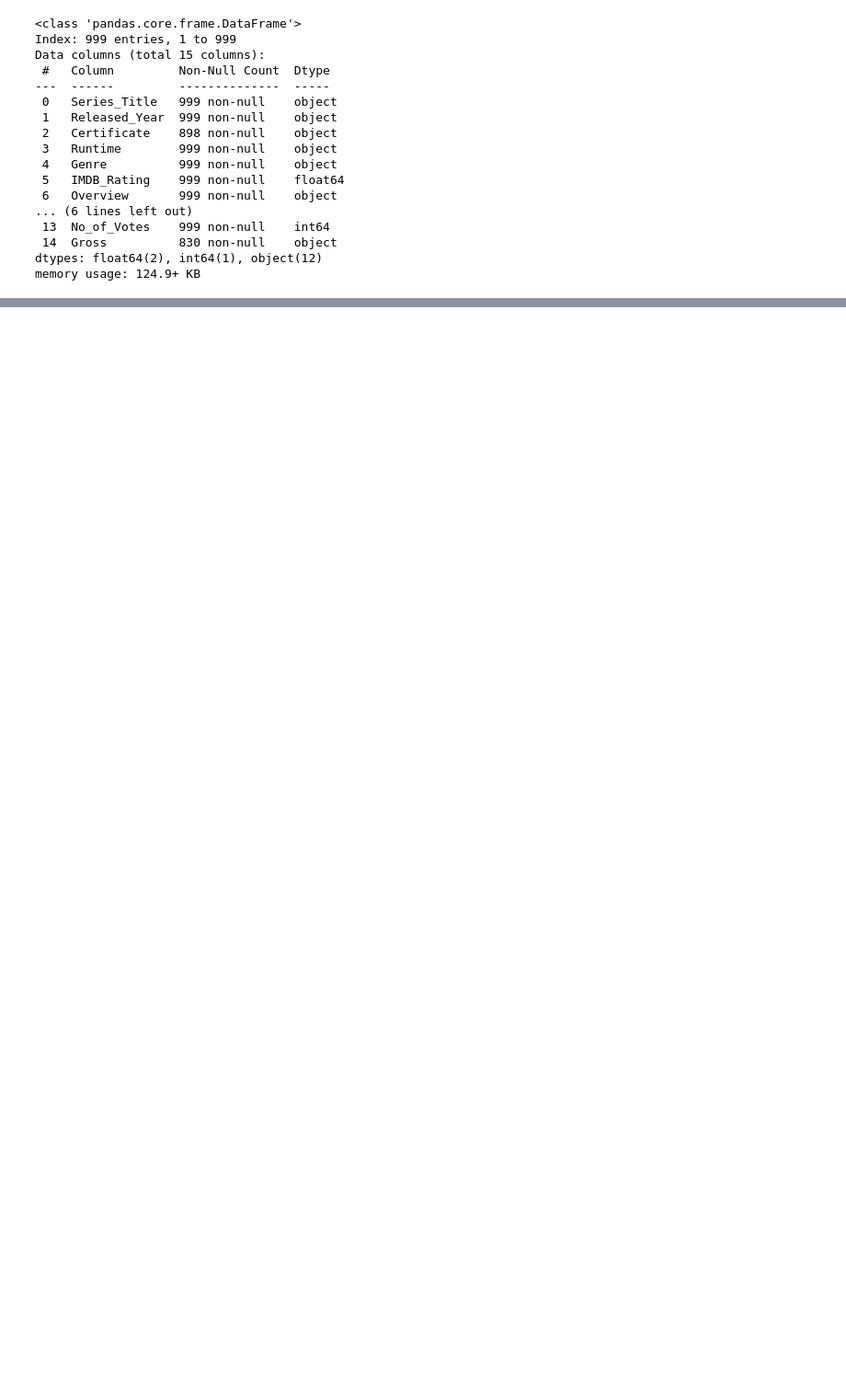
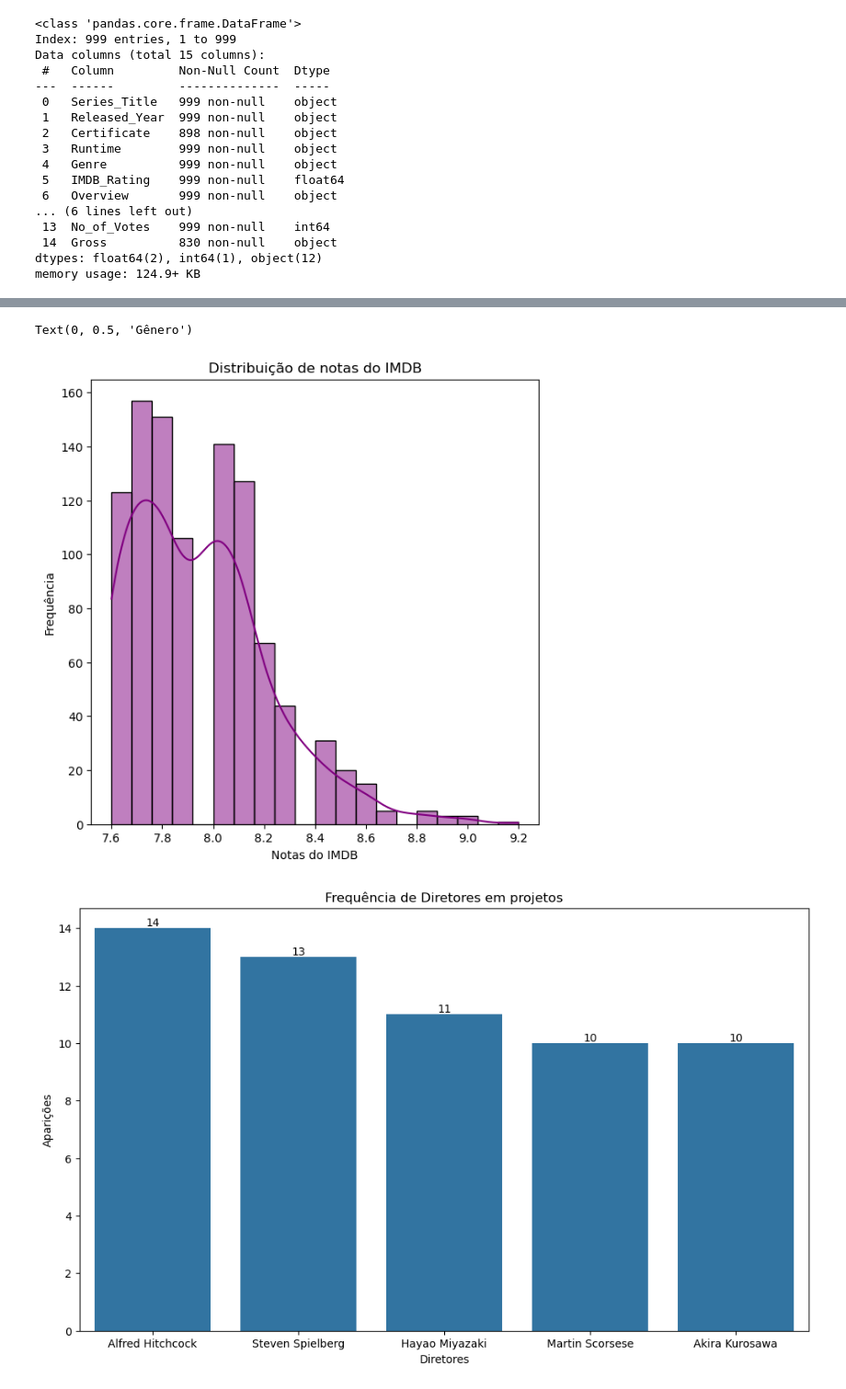
Before and after one commit to nairamclini/LH_CD_NAIRAM, a Jupyter notebook: desafio.ipynb, the cells around one changed output, grey strips where cells are left out. Shown at 92% size. Cells and saved outputs as stored; diff of their text form; code cells hidden in the pictures; blank space fills up the shorter version.

```diff
--- a/desafio.ipynb
+++ b/desafio.ipynb
@@ -40,0 +60,2 @@ Além dos valores nulos também precisamos atualizar alguns tipos de variáveis
+# %%
+df['Released_Year'] = pd.to_numeric(df['Released_Year'], errors="coerce").astype(int)
@@ -41,6 +64,8 @@ Além dos valores nulos também precisamos atualizar alguns tipos de variáveis
 # %%
-df['Released_Year']= pd.to_datetime(df['Released_Year'], errors='coerce').dt.year
 df['Runtime'] = df['Runtime'].str.replace(' min', '').astype(int)
 df['Gross'] = df['Gross'].str.replace(',', '').astype(float)
-df.head()
+df['Certificate'] = df['Certificate'].fillna('Unknown')
+df['Meta_score'] = df['Meta_score'].fillna(df['Meta_score'].median())
+df['Gross'] = df['Gross'].fillna(df['Gross'].median())
+df.info()
 # %% [output]
@@ -80,0 +96,4 @@ A melhor solução é criar mais uma categoria com Unknown e fazer testes usando
+# %%
+#A linha se trata do filme estrelando Tom Hanks (de 1995). Acredito que em um cenário realista a pessoa que está tratando os dados pode ir atrás dessa informação e inputar sem problemas no conjunto.
+#E como se trata de apenas um filme podemos usar o fillna nessa coluna sem problemas.
+df['Released_Year'] = df['Released_Year'].fillna('1995')
@@ -80,0 +124,27 @@ A melhor solução é criar mais uma categoria com Unknown e fazer testes usando
+# %%
+plt.figure (figsize=(15, 15))
+
+plt.subplot(2, 2, 1)
+sns.histplot(df["IMDB_Rating"], kde=True, color='purple')
+plt.title("Distribuição de notas do IMDB")
+plt.xlabel("Notas do IMDB")
+plt.ylabel("Frequência")
+
+plt.figure(figsize=(12, 7))
+top_5_diretores = df['Director'].value_counts().head(5)
+ax = sns.barplot(x=top_5_diretores.index, y=top_5_diretores.values)
+ax.bar_label(ax.containers[0])
+plt.title('Frequência de Diretores em projetos')
+plt.xlabel('Diretores')
+plt.ylabel('Aparições')
+
+genres = df["Genre"].str.split(", ").explode()
+plt.figure(figsize=(12, 8))
+sns.countplot(y=genres, order=genres.value_counts().index)
+plt.title("Distribuição de Gêneros")
+plt.xlabel("Contagem")
+plt.ylabel("Gênero")
+# %% [output]
+Text(0, 0.5, 'Gênero')
+[figure, added]
+[figure, added]
```
Also changed, not shown: parts of 24 cells of this notebook, 2 other files.
